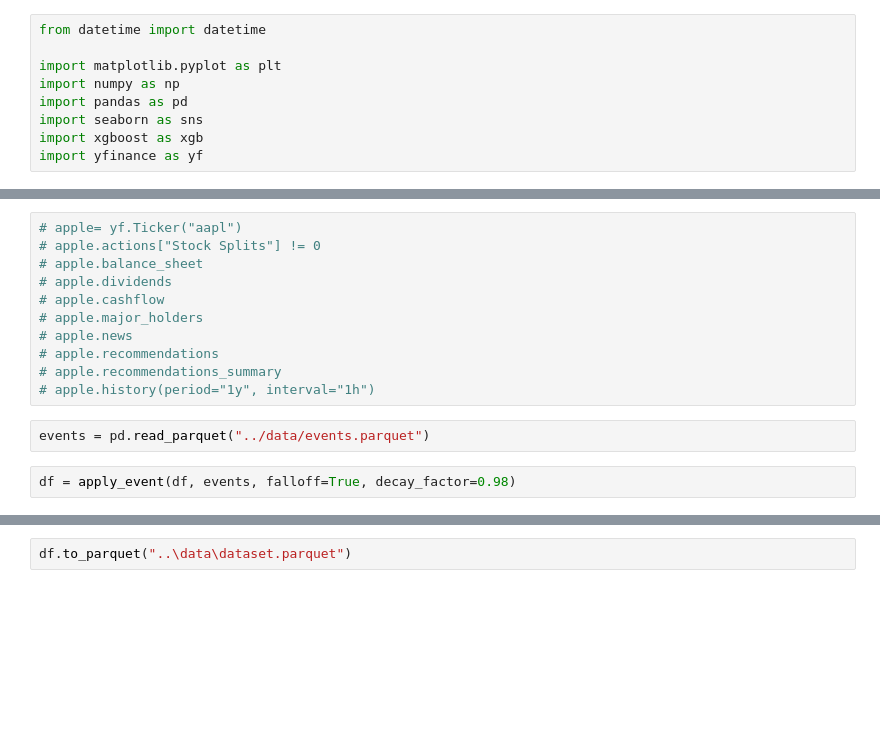
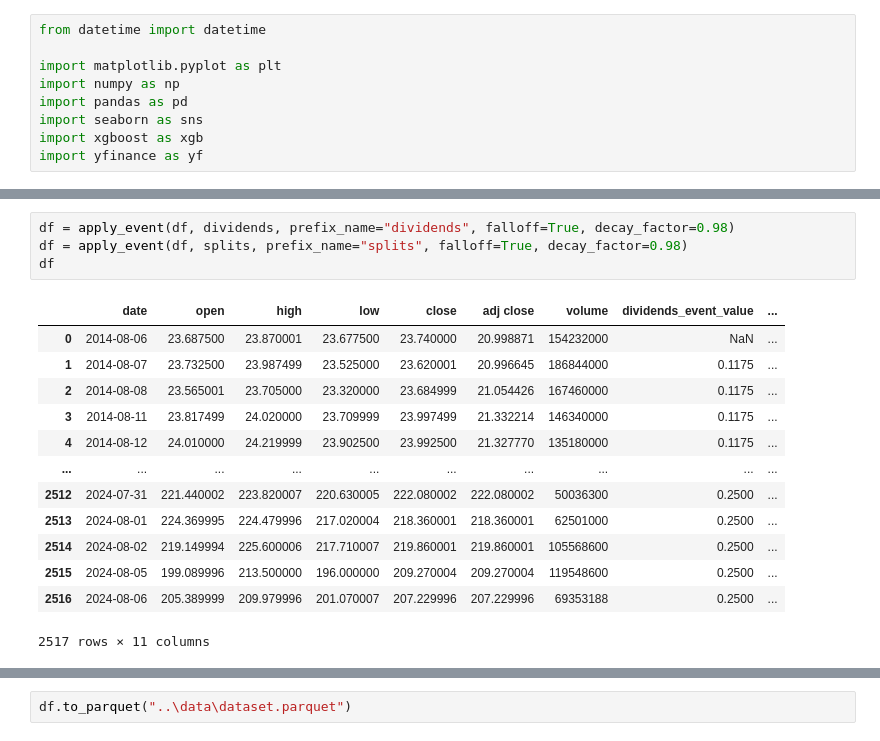
Before and after one commit to uhstray-io/PyStockBot, a Jupyter notebook: src/prepare_dataset.ipynb, the cells around one changed output, grey strips where cells are left out. Cells and saved outputs as stored; diff of their text form; blank space fills up the shorter version.

Commit message:
Added dividends and split events

```diff
--- a/src/prepare_dataset.ipynb
+++ b/src/prepare_dataset.ipynb
@@ -106,15 +141,18 @@ create_lag_features(df, "open", lag_steps=list(range(1, 60)))
-# %%
-# apple= yf.Ticker("aapl")
-# apple.actions["Stock Splits"] != 0
-# apple.balance_sheet
-# apple.dividends
-# apple.cashflow
-# apple.major_holders
-# apple.news
-# apple.recommendations
-# apple.recommendations_summary
-# apple.history(period="1y", interval="1h")
-# %%
-events = pd.read_parquet("../data/events.parquet")
 # %%
-df = apply_event(df, events, falloff=True, decay_factor=0.98)
+df = apply_event(df, dividends, prefix_name="dividends", falloff=True, decay_factor=0.98)
+df = apply_event(df, splits, prefix_name="splits", falloff=True, decay_factor=0.98)
+df
+# %% [output]
+|  | date | open | high | low | close | adj close | volume | dividends_event_value | ... |
+| 0 | 2014-08-06 | 23.687500 | 23.870001 | 23.677500 | 23.740000 | 20.998871 | 154232000 | NaN | ... |
+| 1 | 2014-08-07 | 23.732500 | 23.987499 | 23.525000 | 23.620001 | 20.996645 | 186844000 | 0.1175 | ... |
+| 2 | 2014-08-08 | 23.565001 | 23.705000 | 23.320000 | 23.684999 | 21.054426 | 167460000 | 0.1175 | ... |
+| 3 | 2014-08-11 | 23.817499 | 24.020000 | 23.709999 | 23.997499 | 21.332214 | 146340000 | 0.1175 | ... |
+| 4 | 2014-08-12 | 24.010000 | 24.219999 | 23.902500 | 23.992500 | 21.327770 | 135180000 | 0.1175 | ... |
+| ... | ... | ... | ... | ... | ... | ... | ... | ... | ... |
+| 2512 | 2024-07-31 | 221.440002 | 223.820007 | 220.630005 | 222.080002 | 222.080002 | 50036300 | 0.2500 | ... |
+| 2513 | 2024-08-01 | 224.369995 | 224.479996 | 217.020004 | 218.360001 | 218.360001 | 62501000 | 0.2500 | ... |
+| 2514 | 2024-08-02 | 219.149994 | 225.600006 | 217.710007 | 219.860001 | 219.860001 | 105568600 | 0.2500 | ... |
+| 2515 | 2024-08-05 | 199.089996 | 213.500000 | 196.000000 | 209.270004 | 209.270004 | 119548600 | 0.2500 | ... |
+| 2516 | 2024-08-06 | 205.389999 | 209.979996 | 201.070007 | 207.229996 | 207.229996 | 69353188 | 0.2500 | ... |
+2517 rows × 11 columns
```
Also changed, not shown: parts of 7 cells of this notebook, 7 other files.
